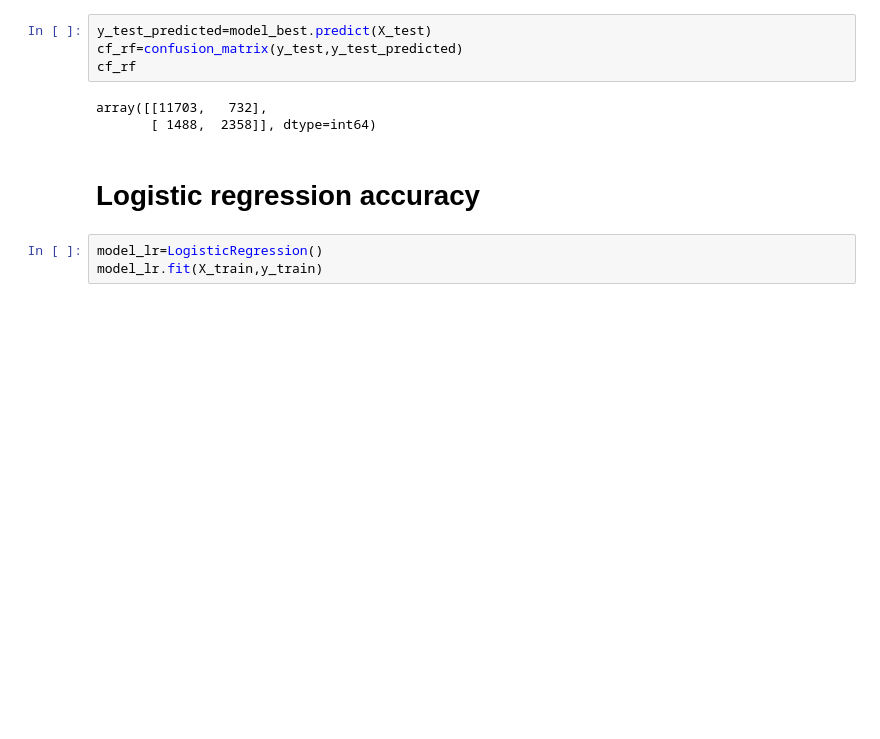
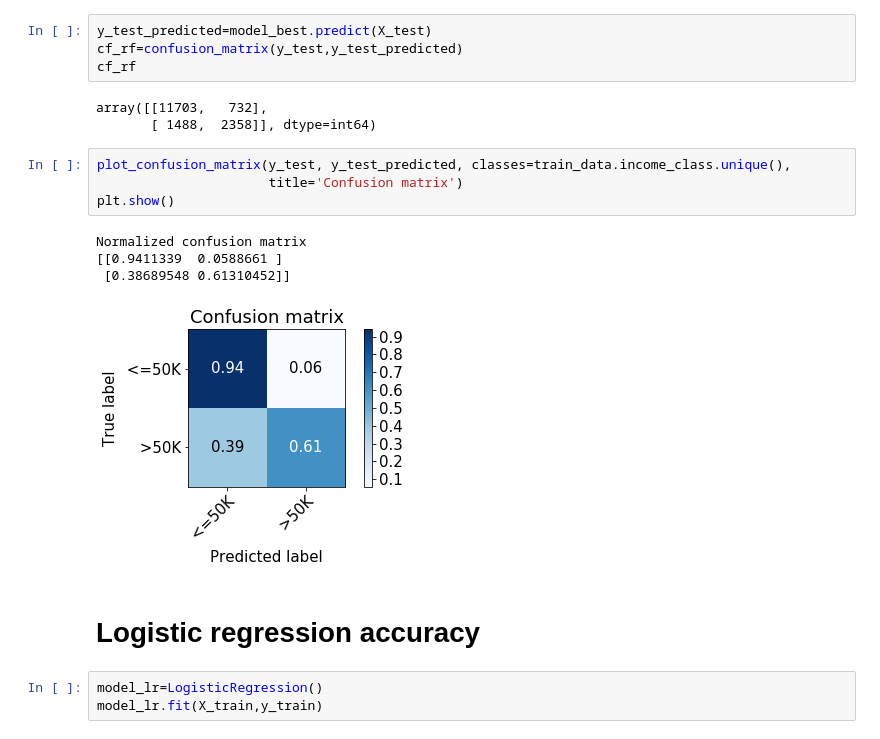
Before and after one commit to Birinder1469/Adult-Data_Income_Analysis, a Jupyter notebook: Adult-Income_Dataset_Analysis.ipynb, the cells around one changed output. Drawn from its saved outputs; the diff is of its cells as text; blank space fills up the shorter version.

Commit message:
Updated the Confusion matrix

```diff
--- a/Adult-Income_Dataset_Analysis.ipynb
+++ b/Adult-Income_Dataset_Analysis.ipynb
@@ -554,6 +610,15 @@ cf_rf
 # %% [output]
 array([[11703,   732],
        [ 1488,  2358]], dtype=int64)
+# %%
+plot_confusion_matrix(y_test, y_test_predicted, classes=train_data.income_class.unique(),
+                      title='Confusion matrix')
+plt.show()
+# %% [output]
+Normalized confusion matrix
+[[0.9411339  0.0588661 ]
+ [0.38689548 0.61310452]]
+[figure, added]
 # %% [markdown]
 # Logistic regression accuracy
 # %%
```
Also changed, not shown: parts of 20 cells of this notebook, 2 other files.
